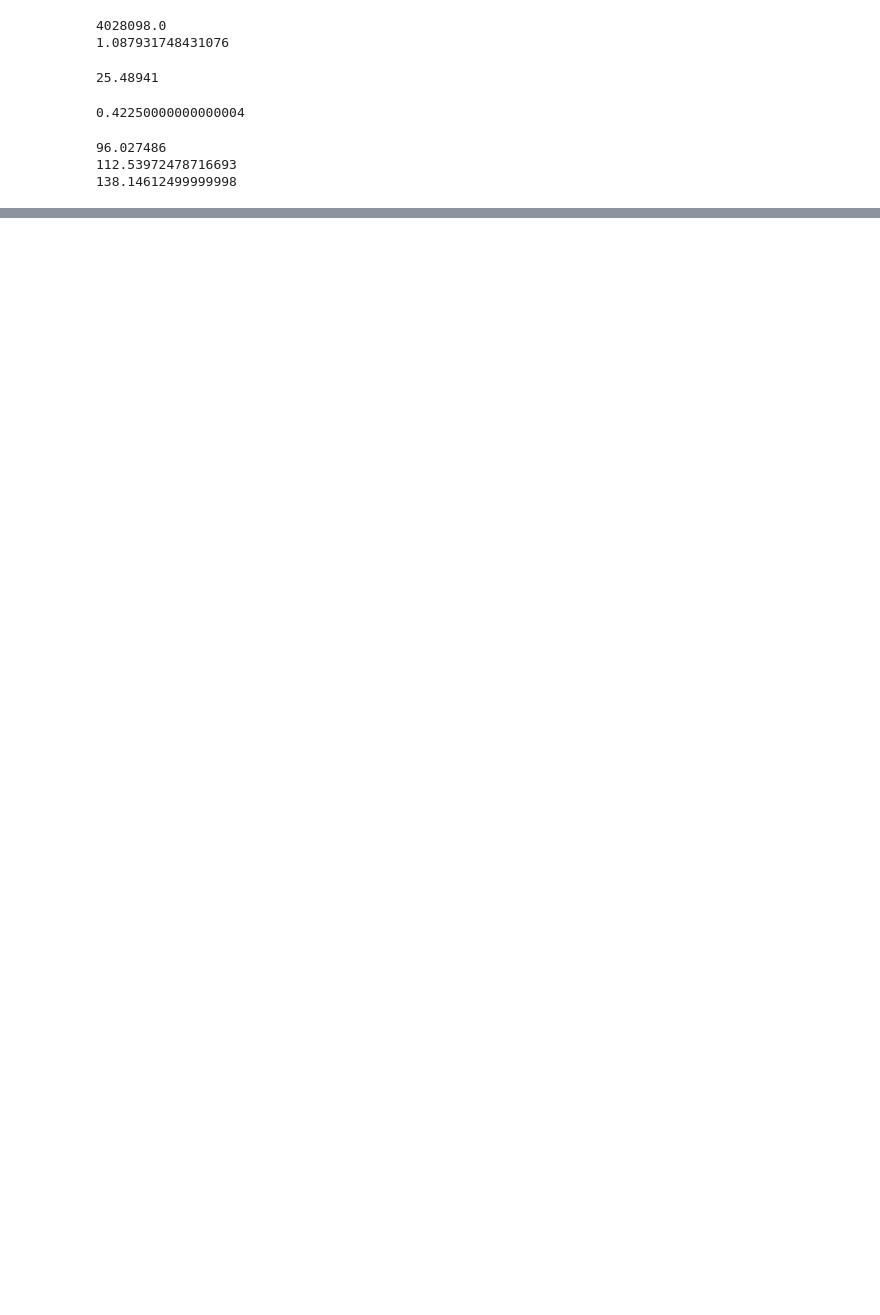
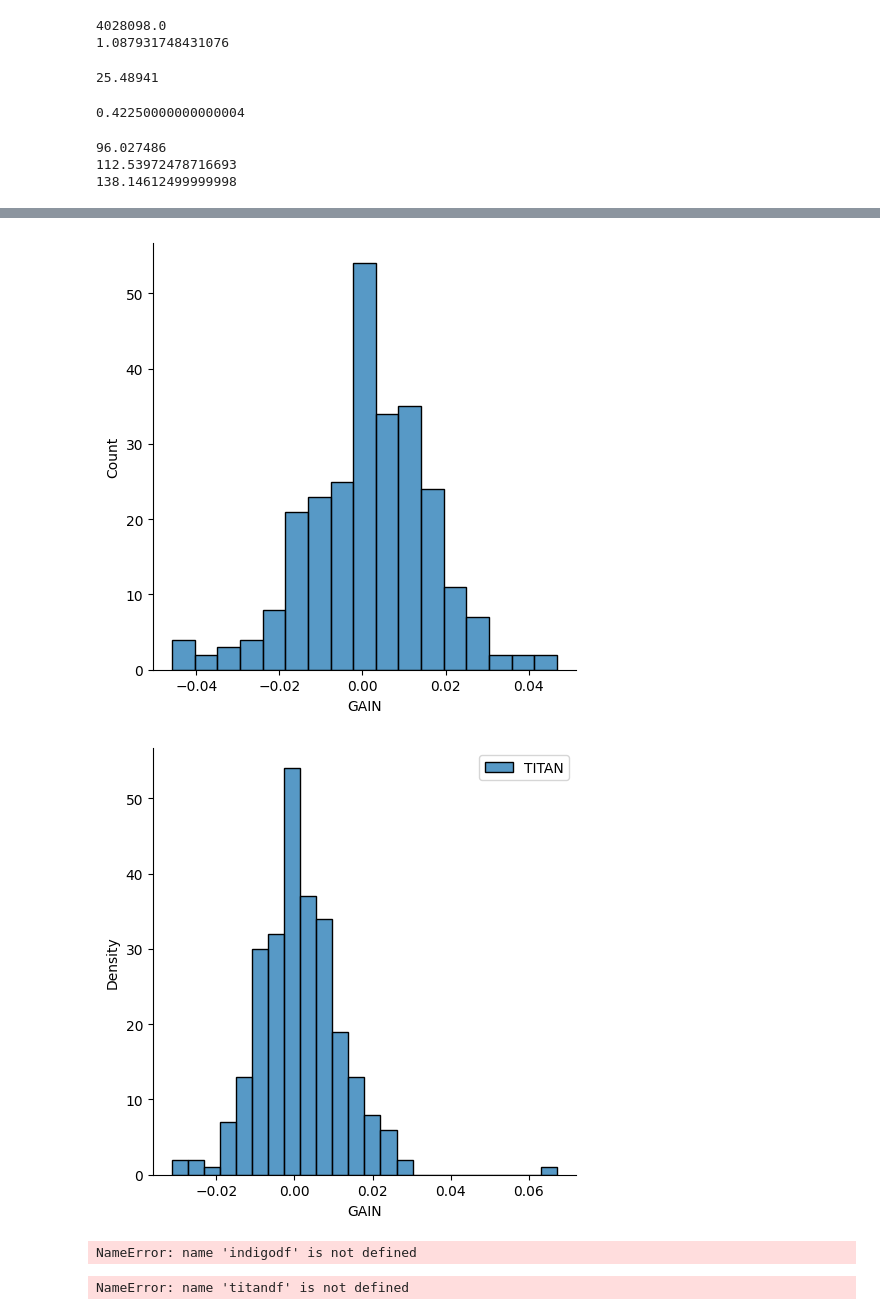
Before and after one commit to mailashishrawat/ml, a Jupyter notebook: code/predictiveanaytics.ipynb, the cells around one changed output, grey strips where cells are left out. Saved outputs shown, nothing was run; the diff lists cells and outputs as text; code cells hidden in the pictures; blank space fills up the shorter version.

Commit message:
python coding for hypothesis testing

```diff
--- a/code/predictiveanaytics.ipynb
+++ b/code/predictiveanaytics.ipynb
@@ -69,0 +237,52 @@ print (Fdt)
+# %%
+import seaborn as sn
+
+sn.displot(indigodf.GAIN, label ="INDIGO")
+sn.displot(titandf.GAIN,label="TITAN")
+plt.xlabel("GAIN")
+plt.ylabel("Density")
+plt.legend();
+# %% [output]
+[figure, added]
+[figure, added]
+# %%
+# Mean and variance
+mean =indigodf.GAIN.mean()
+sd=indigodf.GAIN.std()
+print("indigo",mean, sd)
+
+mean = titandf.GAIN.mean()
+sd=titandf.GAIN.std()
+
+print("titan" , mean, sd)
+# %% [output]
+NameError: name 'indigodf' is not defined
+# %%
+#for 95% time what is the gain probabaliyt range
+#Cummulative distribution
+
+# To find out what is the expected range of return for 95% confidence interval, we need to calculate the values gain for two standard deviation away from the mean on both sides of the distribution i.e.
+# 𝜇±2𝜎.
+# For advanced statistical analysis, we can use Python library scipy.stats. The library contains sub-packages for analyzing different distributions. For example, methods to analyze normal distribution are given by stats. norm. The interval() method of stats.norm gives the confidence interval for a normal distribution.
+# stats.norm.interval() takes three parameters:
+# 1. alpha: It is the interval, for example, 0.9 for 90% confidence interval.
+# 2. loc: It is the location parameter of the distribution. It is mean for normal distribution.
+# 3. scale: It is the scale parameter of the distribution. It is the standard deviation for normal distribution.
+
+from scipy import stats
+
+stats.norm.interval(.95,loc=titandf['GAIN'].mean(),scale=titandf['GAIN'].std())
+
+
+# to find the probability of making the gain of more than 2%
+print("titan probability of more than 2% loss",stats.norm.cdf(-.02,loc=titandf['GAIN'].mean(),scale=titandf['GAIN'].std())*100)
+
+# to find the probability of making the loss of more than 2%
+print("indigodf probability of more than 2% loss",(stats.norm.cdf(-.02,loc=indigodf['GAIN'].mean(),scale=indigodf['GAIN'].std()))*100)
+
+print("indigo probability of more than 2% gain",(1-stats.norm.cdf(.02,loc=indigodf['GAIN'].mean(),scale=indigodf['GAIN'].std()))*100)
+
+# to find the probability of making the gain of more than 2%
+print("titan probability of more than 2% gain",(1-stats.norm.cdf(.02,loc=titandf['GAIN'].mean(),scale=titandf['GAIN'].std()))*100)
+# %% [output]
+NameError: name 'titandf' is not defined
```
Also changed, not shown: parts of 11 cells of this notebook, 8 other files.
